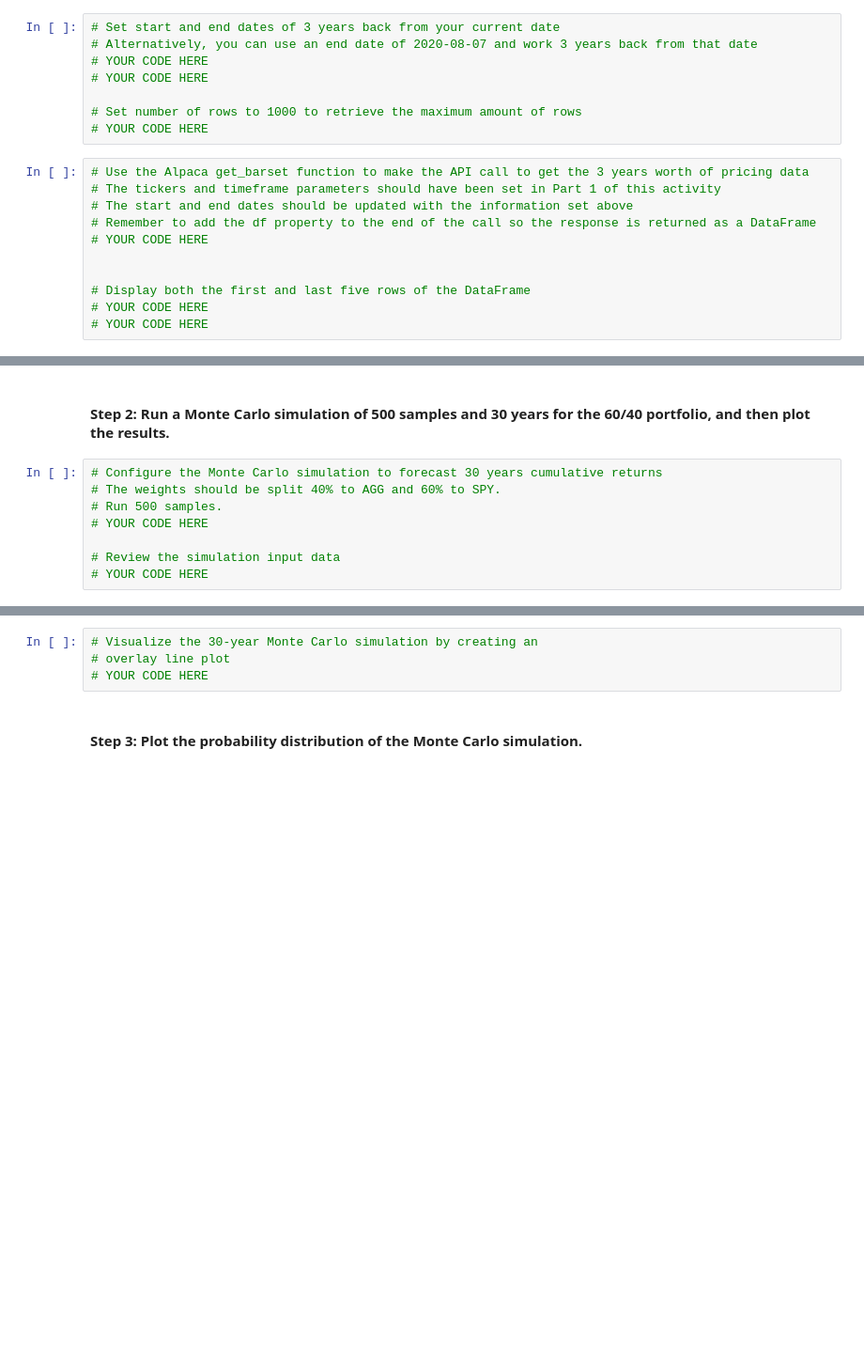
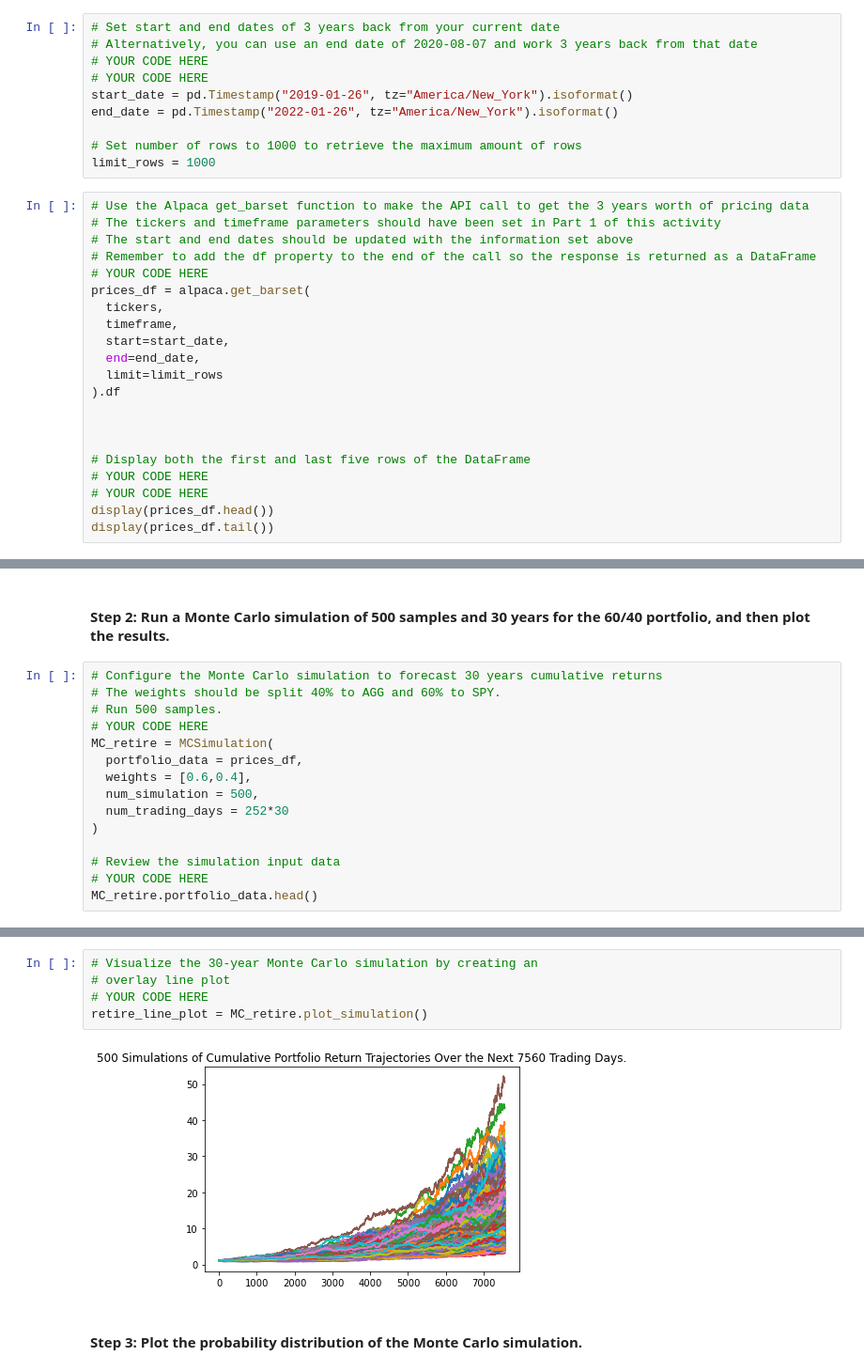
Before and after one commit to paragmb/Financial-Planner-using-Monte-Carlo-Simulations, a Jupyter notebook: financial_planning_tools.ipynb, the cells around one changed output, grey strips where cells are left out. Shown: that part at 94% size. Saved outputs shown, nothing was run; the diff lists cells and outputs as text; blank space fills up the shorter version.

```diff
--- a/financial_planning_tools.ipynb
+++ b/financial_planning_tools.ipynb
@@ -428,17 +428,29 @@ In this section, you’ll use the MCForecastTools library to create a Monte Carl
 # Alternatively, you can use an end date of 2020-08-07 and work 3 years back from that date
 # YOUR CODE HERE
 # YOUR CODE HERE
+start_date = pd.Timestamp("2019-01-26", tz="America/New_York").isoformat()
+end_date = pd.Timestamp("2022-01-26", tz="America/New_York").isoformat()
 
 # Set number of rows to 1000 to retrieve the maximum amount of rows
-# YOUR CODE HERE
+limit_rows = 1000
 # %%
 # Use the Alpaca get_barset function to make the API call to get the 3 years worth of pricing data
 # The tickers and timeframe parameters should have been set in Part 1 of this activity
 # The start and end dates should be updated with the information set above
 # Remember to add the df property to the end of the call so the response is returned as a DataFrame
 # YOUR CODE HERE
+prices_df = alpaca.get_barset(
+  tickers,
+  timeframe,
+  start=start_date,
+  end=end_date,
+  limit=limit_rows
+).df
+
 
 
 # Display both the first and last five rows of the DataFrame
 # YOUR CODE HERE
 # YOUR CODE HERE
+display(prices_df.head())
+display(prices_df.tail())
@@ -449,6 +478,13 @@ In this section, you’ll use the MCForecastTools library to create a Monte Carl
 # The weights should be split 40% to AGG and 60% to SPY.
 # Run 500 samples.
 # YOUR CODE HERE
+MC_retire = MCSimulation(
+  portfolio_data = prices_df,
+  weights = [0.6,0.4],
+  num_simulation = 500,
+  num_trading_days = 252*30
+)
 
 # Review the simulation input data
 # YOUR CODE HERE
+MC_retire.portfolio_data.head()
@@ -458,7 +546,10 @@ In this section, you’ll use the MCForecastTools library to create a Monte Carl
 # %%
 # Visualize the 30-year Monte Carlo simulation by creating an
 # overlay line plot
 # YOUR CODE HERE
+retire_line_plot = MC_retire.plot_simulation()
+# %% [output]
+[figure, added]
 # %% [markdown]
 #### Step 3: Plot the probability distribution of the Monte Carlo simulation.
 # %%
```
Also changed, not shown: parts of 25 cells of this notebook.
